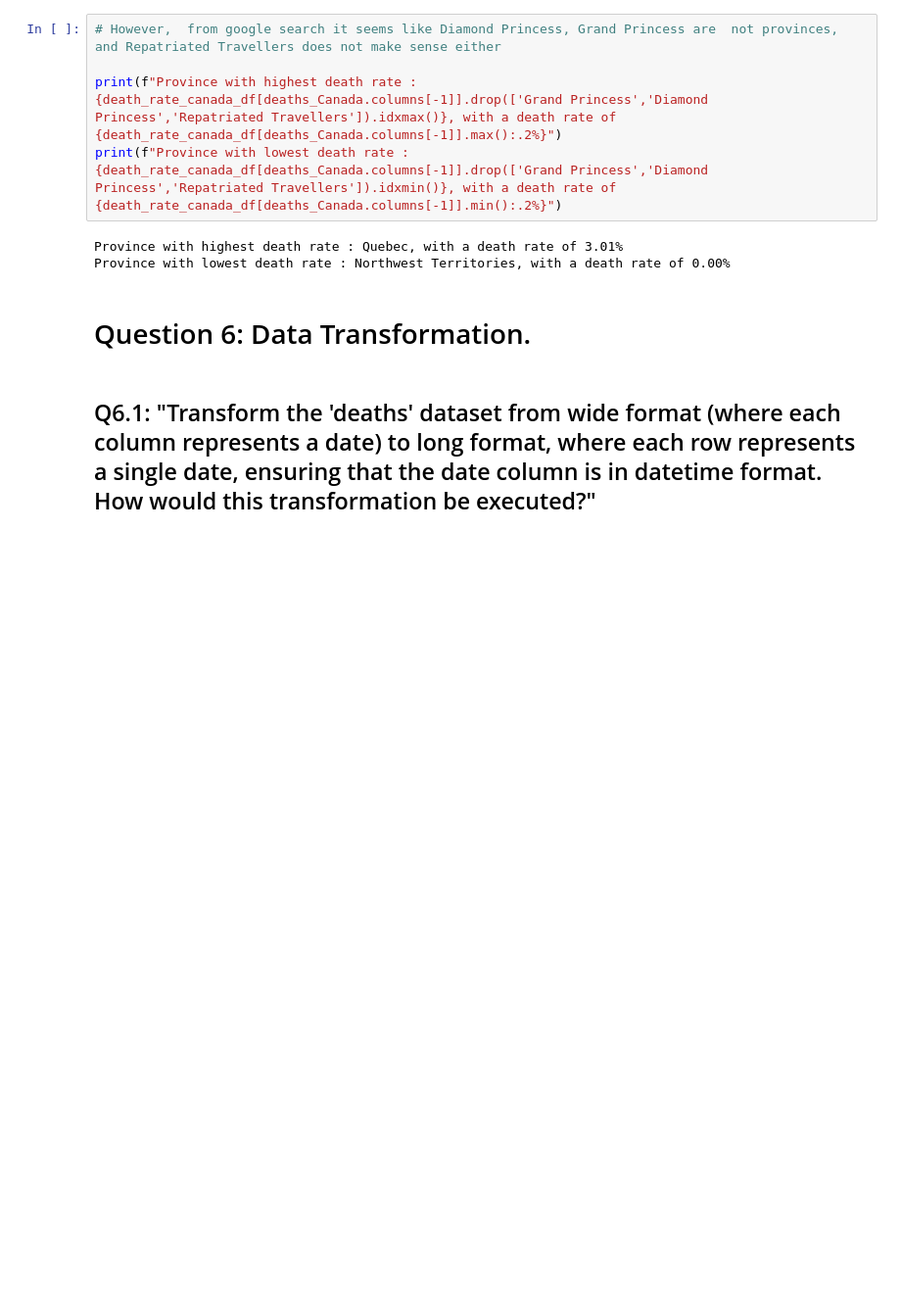
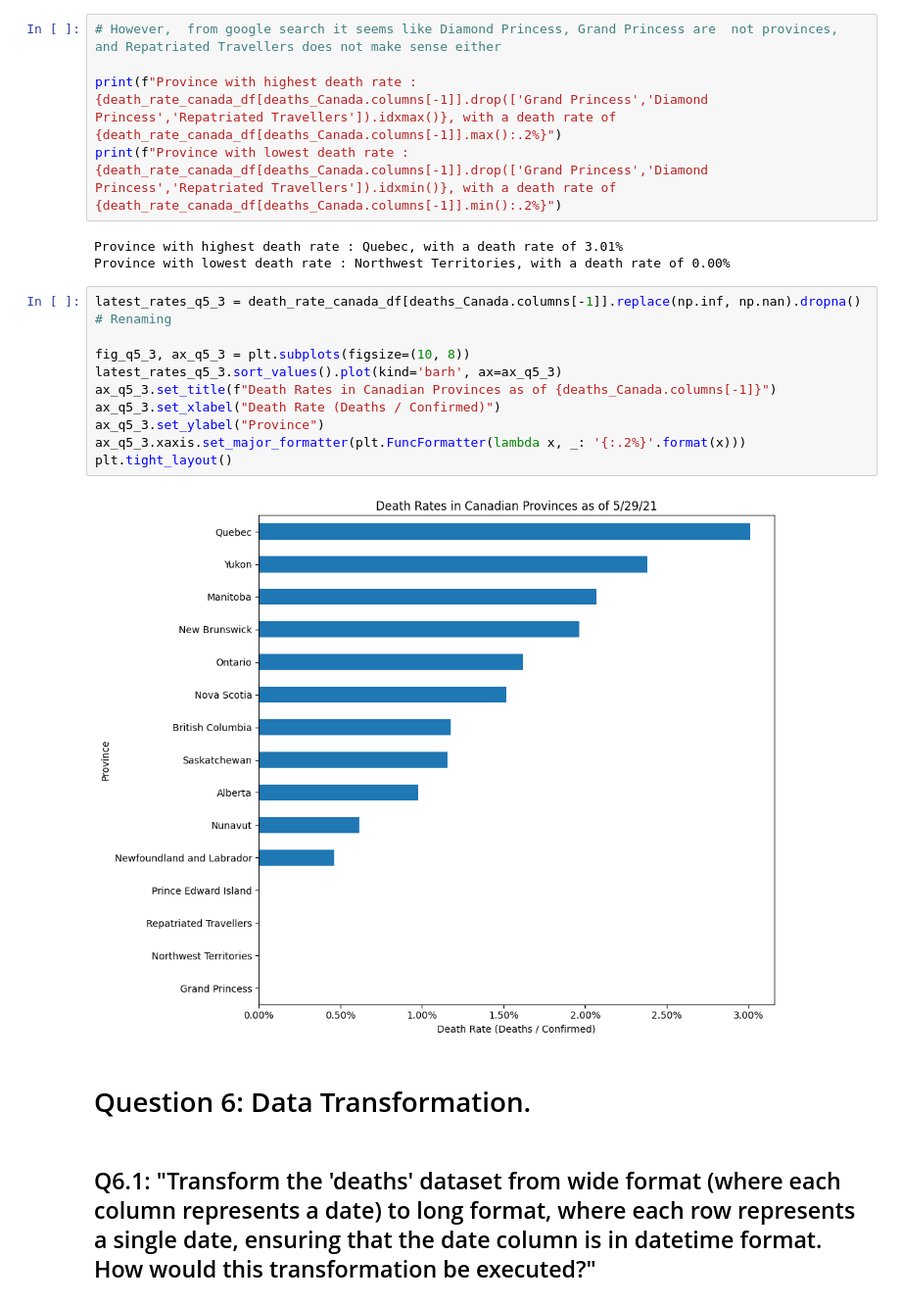
Before and after one commit to artech-0/covid-19-pandas-case-study, a Jupyter notebook: Covid_19_case_study_June_2025.ipynb, the cells around one changed output. Shown at 98% size. Drawn from its saved outputs; the diff is of its cells as text; blank space fills up the shorter version.

```diff
--- a/Covid_19_case_study_June_2025.ipynb
+++ b/Covid_19_case_study_June_2025.ipynb
@@ -864,6 +886,18 @@ print(f"Province with lowest death rate : {death_rate_canada_df[deaths_Canada.co
 # %% [output]
 Province with highest death rate : Quebec, with a death rate of 3.01%
 Province with lowest death rate : Northwest Territories, with a death rate of 0.00%
+# %%
+latest_rates_q5_3 = death_rate_canada_df[deaths_Canada.columns[-1]].replace(np.inf, np.nan).dropna() # Renaming
+
+fig_q5_3, ax_q5_3 = plt.subplots(figsize=(10, 8))
+latest_rates_q5_3.sort_values().plot(kind='barh', ax=ax_q5_3)
+ax_q5_3.set_title(f"Death Rates in Canadian Provinces as of {deaths_Canada.columns[-1]}")
+ax_q5_3.set_xlabel("Death Rate (Deaths / Confirmed)")
+ax_q5_3.set_ylabel("Province")
+ax_q5_3.xaxis.set_major_formatter(plt.FuncFormatter(lambda x, _: '{:.2%}'.format(x)))
+plt.tight_layout()
+# %% [output]
+[figure, added]
 # %% [markdown]
 # Question 6: Data Transformation.
 # %% [markdown]
```
Also changed, not shown: parts of 7 cells of this notebook.
